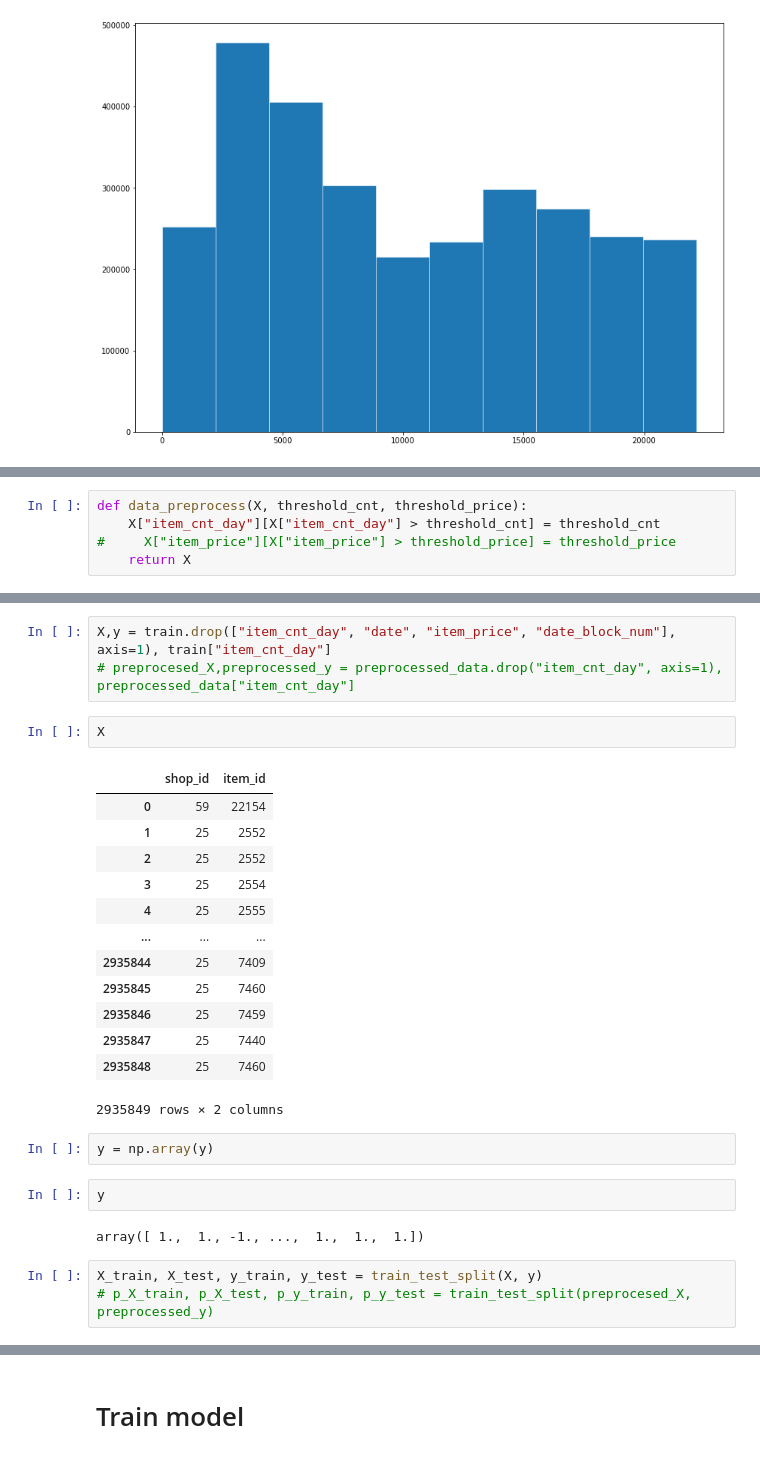
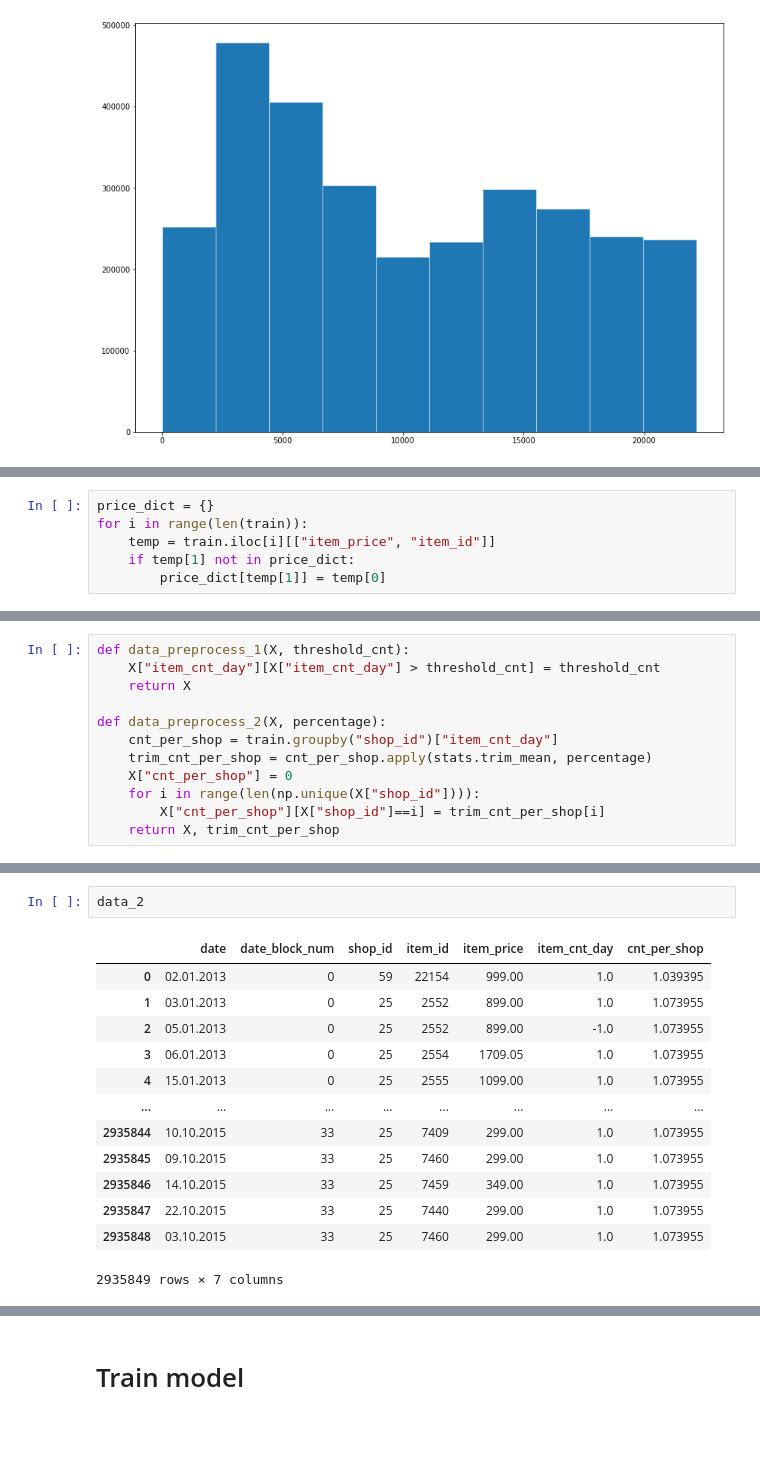
Before and after one commit to hykhhijk/Kaggle, a Jupyter notebook: Predict Future Sales/EDA.ipynb, the cells around one changed output, grey strips where cells are left out. Drawn from its saved outputs; the diff is of its cells as text; blank space fills up the shorter version.

```diff
--- a/Predict Future Sales/EDA.ipynb
+++ b/Predict Future Sales/EDA.ipynb
@@ -379,0 +357,6 @@ items
+# %%
+price_dict = {}
+for i in range(len(train)):
+    temp = train.iloc[i][["item_price", "item_id"]]
+    if temp[1] not in price_dict:
+        price_dict[temp[1]] = temp[0]
@@ -383,6 +410,13 @@ Just ignore this and train models.
 # %%
-def data_preprocess(X, threshold_cnt, threshold_price):
+def data_preprocess_1(X, threshold_cnt):
     X["item_cnt_day"][X["item_cnt_day"] > threshold_cnt] = threshold_cnt
-#     X["item_price"][X["item_price"] > threshold_price] = threshold_price
     return X
+
+def data_preprocess_2(X, percentage):
+    cnt_per_shop = train.groupby("shop_id")["item_cnt_day"]
+    trim_cnt_per_shop = cnt_per_shop.apply(stats.trim_mean, percentage)
+    X["cnt_per_shop"] = 0
+    for i in range(len(np.unique(X["shop_id"]))):
+        X["cnt_per_shop"][X["shop_id"]==i] = trim_cnt_per_shop[i]
+    return X, trim_cnt_per_shop
 # %%
@@ -403,28 +435,16 @@ preprocessed_data["item_price"].max()
-# %%
-X,y = train.drop(["item_cnt_day", "date", "item_price", "date_block_num"], axis=1), train["item_cnt_day"]
-# preprocesed_X,preprocessed_y = preprocessed_data.drop("item_cnt_day", axis=1), preprocessed_data["item_cnt_day"]
-# %%
-X
-# %% [output]
-|  | shop_id | item_id |
-| 0 | 59 | 22154 |
-| 1 | 25 | 2552 |
-| 2 | 25 | 2552 |
-| 3 | 25 | 2554 |
-| 4 | 25 | 2555 |
-| ... | ... | ... |
-| 2935844 | 25 | 7409 |
-| 2935845 | 25 | 7460 |
-| 2935846 | 25 | 7459 |
-| 2935847 | 25 | 7440 |
-| 2935848 | 25 | 7460 |
-2935849 rows × 2 columns
-# %%
-y = np.array(y)
-# %%
-y
-# %% [output]
-array([ 1.,  1., -1., ...,  1.,  1.,  1.])
-# %%
-X_train, X_test, y_train, y_test = train_test_split(X, y)
-# p_X_train, p_X_test, p_y_train, p_y_test = train_test_split(preprocesed_X, preprocessed_y)
+# %%
+data_2
+# %% [output]
+|  | date | date_block_num | shop_id | item_id | item_price | item_cnt_day | cnt_per_shop |
+| 0 | 02.01.2013 | 0 | 59 | 22154 | 999.00 | 1.0 | 1.039395 |
+| 1 | 03.01.2013 | 0 | 25 | 2552 | 899.00 | 1.0 | 1.073955 |
+| 2 | 05.01.2013 | 0 | 25 | 2552 | 899.00 | -1.0 | 1.073955 |
+| 3 | 06.01.2013 | 0 | 25 | 2554 | 1709.05 | 1.0 | 1.073955 |
+| 4 | 15.01.2013 | 0 | 25 | 2555 | 1099.00 | 1.0 | 1.073955 |
+| ... | ... | ... | ... | ... | ... | ... | ... |
+| 2935844 | 10.10.2015 | 33 | 25 | 7409 | 299.00 | 1.0 | 1.073955 |
+| 2935845 | 09.10.2015 | 33 | 25 | 7460 | 299.00 | 1.0 | 1.073955 |
+| 2935846 | 14.10.2015 | 33 | 25 | 7459 | 349.00 | 1.0 | 1.073955 |
+| 2935847 | 22.10.2015 | 33 | 25 | 7440 | 299.00 | 1.0 | 1.073955 |
+| 2935848 | 03.10.2015 | 33 | 25 | 7460 | 299.00 | 1.0 | 1.073955 |
+2935849 rows × 7 columns
```
Also changed, not shown: parts of 43 cells of this notebook.
